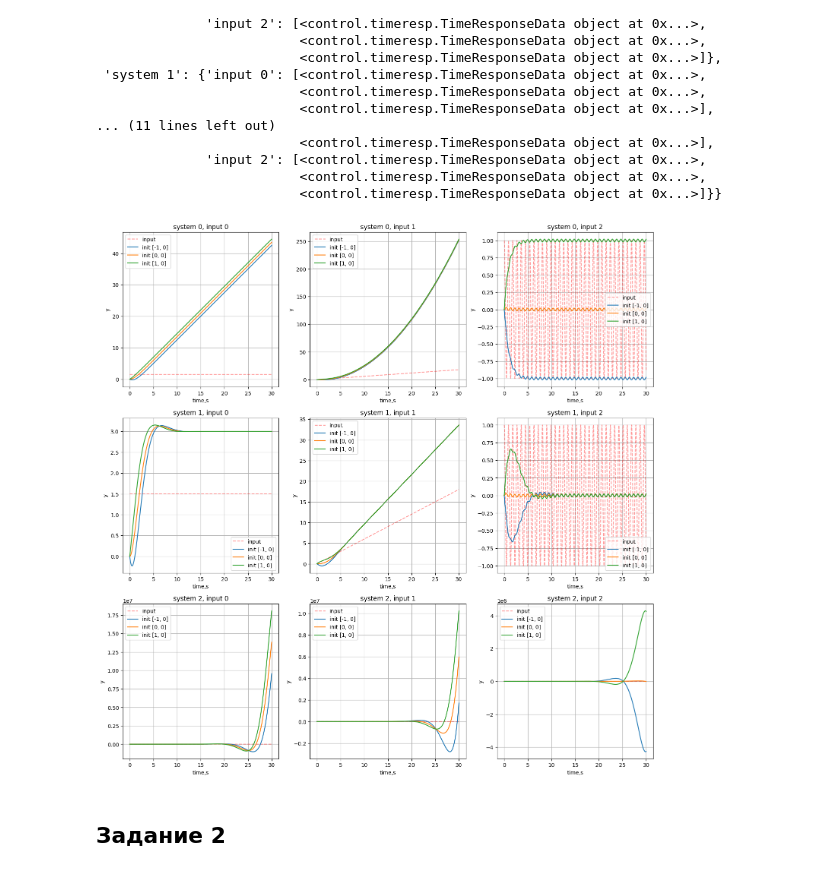
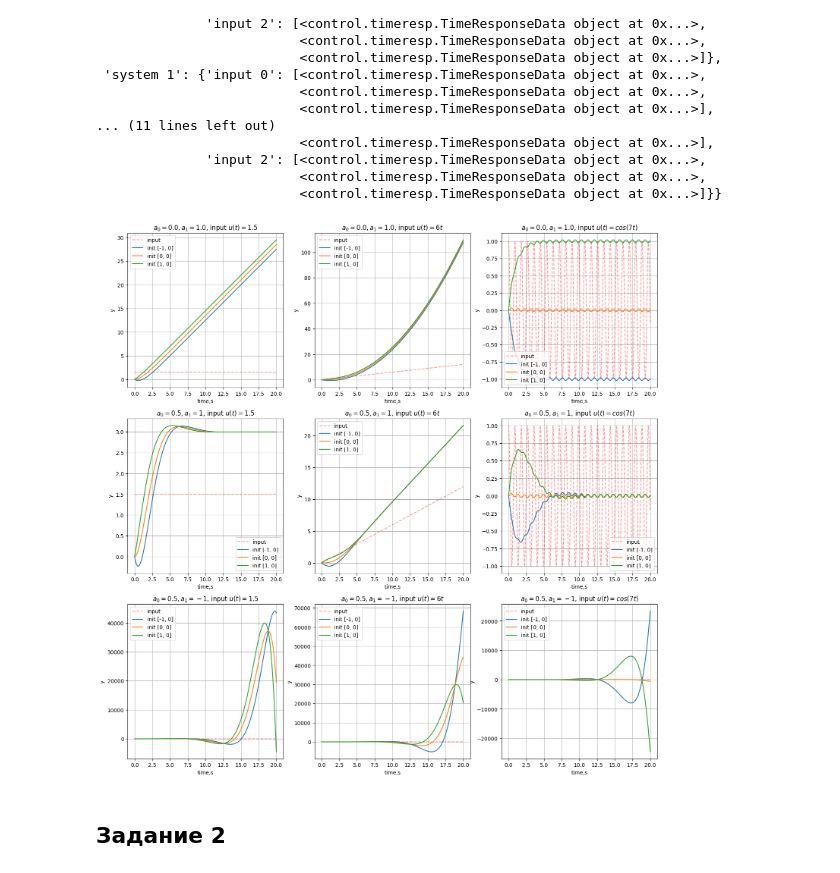
Before and after one commit to sidsnow/control_systems, a Jupyter notebook: ТАУ_Лаб_3.ipynb, the cells around one changed output. Saved outputs shown, nothing was run; the diff lists cells and outputs as text; code cells hidden in the pictures.

```diff
--- a/ТАУ_Лаб_3.ipynb
+++ b/ТАУ_Лаб_3.ipynb
@@ -10,7 +10,7 @@ import matplotlib.pyplot as plt
 from IPython.display import display
 from sympy import I
 
-dt = 0.0001
+dt = 0.001
 # %% [markdown]
 ## Задание 1
 # %% [markdown]
@@ -28,5 +33,5 @@ coeffs = [
 # %%
-sec = 30
+sec = 20
 time = np.linspace(0, sec, int(sec/dt))
 u = [
     np.ones_like(time)*1.5,
@@ -86,25 +91,25 @@ pprint(y)
 # %%
 fig, ax = plt.subplots(
     nrows=3,
     ncols=3,
     figsize = (18, 18)
 )
 
 for i in range(len(y)):
     s = y[f'system {i}']
 
     for j in range(len(s)):
-        ax[i, j].set_title(f'system {i}, input {j}')
+        ax[i, j].set_title(f'$a_0 = {coeffs[i][0]}, a_1 = {coeffs[i][1]}$, input {input_str[j]}')
         ax[i, j].plot(time, u[j], "r--", alpha=0.4, label="input")
         ax[i, j].plot(time, s[f'input {j}'][0].outputs, label=f"init {init_states[0]}")
         ax[i, j].plot(time, s[f'input {j}'][1].outputs, label=f"init {init_states[1]}")
         ax[i, j].plot(time, s[f'input {j}'][2].outputs, label=f"init {init_states[2]}")
 
         ax[i,j].grid(True)
         ax[i,j].legend()
         ax[i,j].set_xlabel("time,s")
         ax[i,j].set_ylabel("y")
 # %% [output]
-[figure, old version]
+[figure, new version]
 # %% [markdown]
 ## Задание 2
```
Also changed, not shown: parts of 26 cells of this notebook.
